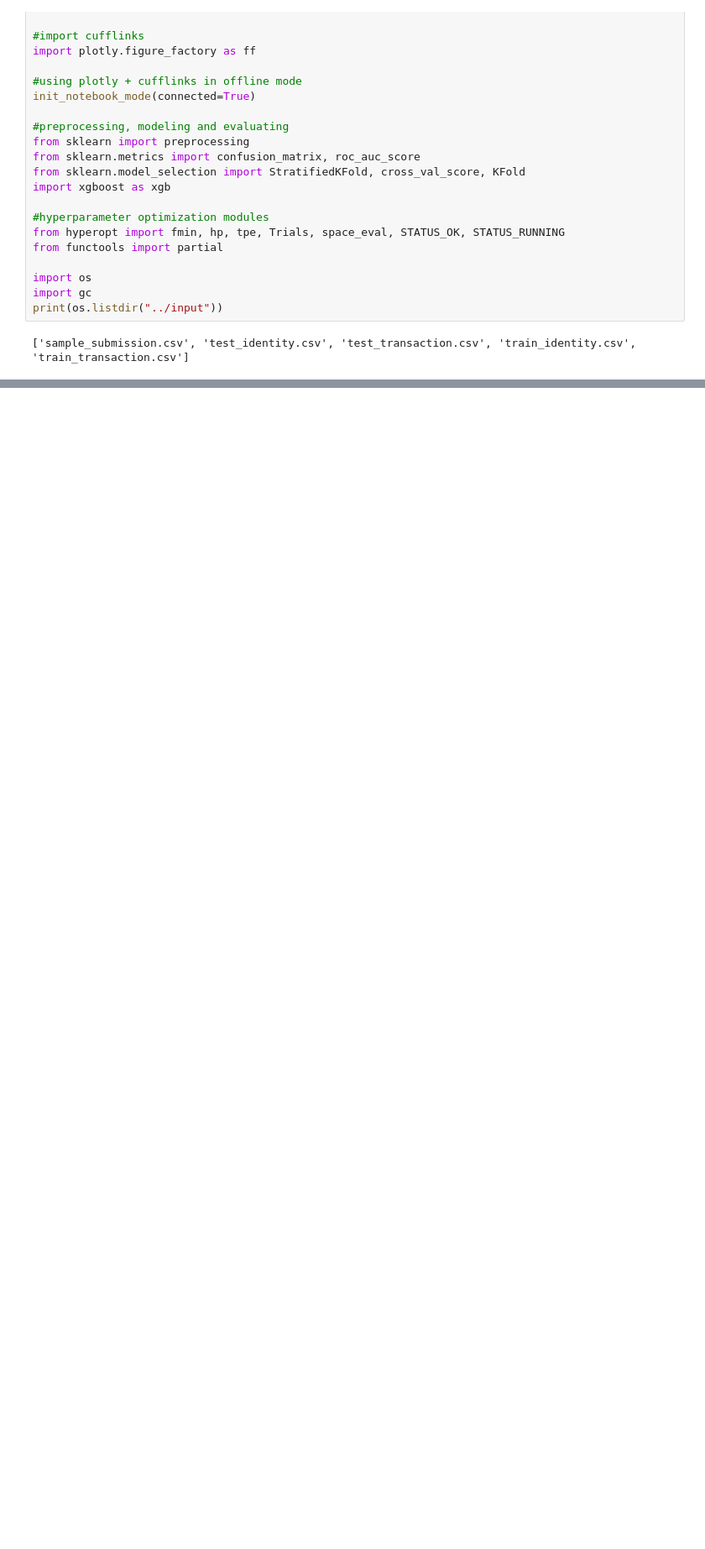
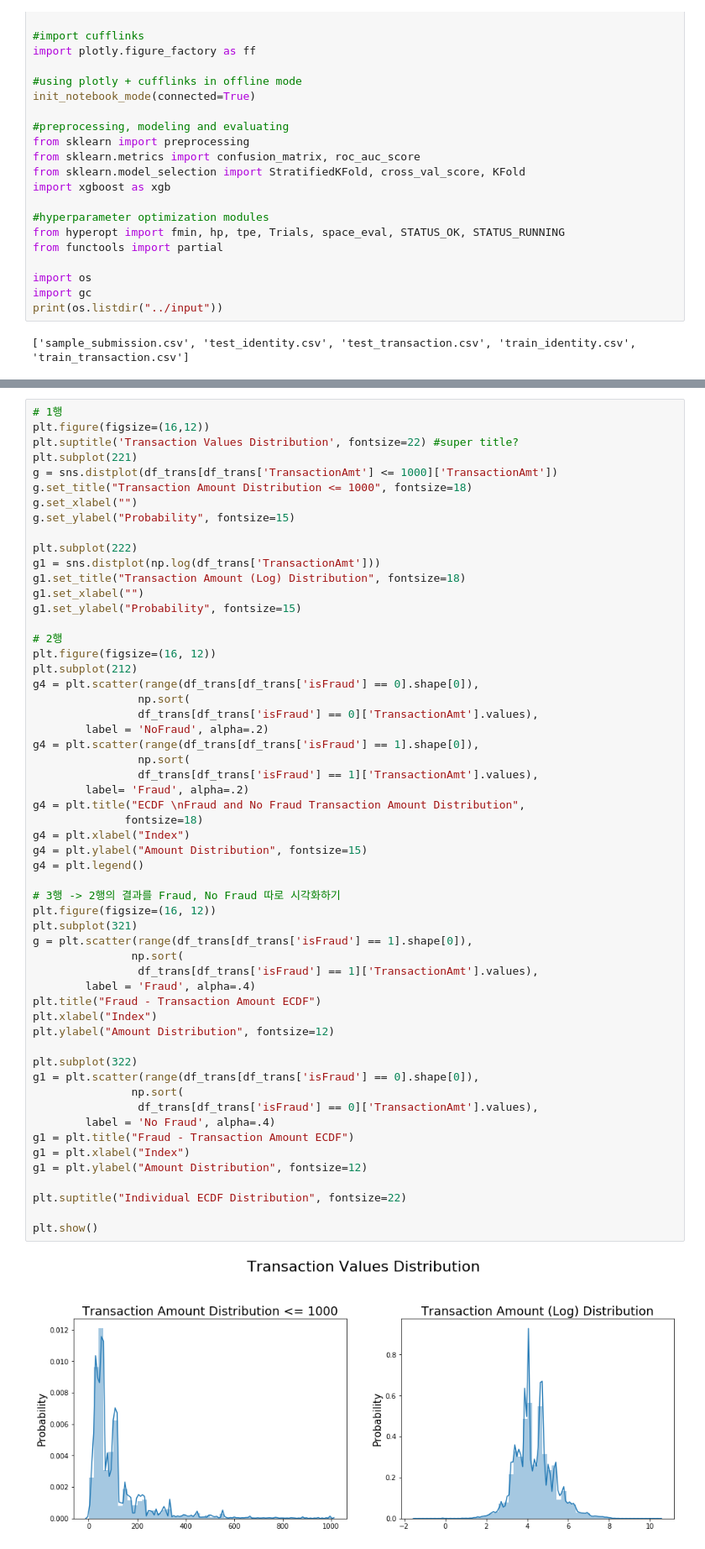
Before and after one commit to MattLee27/ML-DL-study, a Jupyter notebook: ieee_cis/fraud.ipynb, the cells around one changed output, grey strips where cells are left out. Shown: that part at 84% size. Cells and saved outputs as stored; diff of their text form; blank space fills up the shorter version.

```diff
--- a/ieee_cis/fraud.ipynb
+++ b/ieee_cis/fraud.ipynb
@@ -181,0 +275,58 @@ Dataset Shape: (590540, 394)
+# %%
+# 1행
+plt.figure(figsize=(16,12))
+plt.suptitle('Transaction Values Distribution', fontsize=22) #super title?
+plt.subplot(221)
+g = sns.distplot(df_trans[df_trans['TransactionAmt'] <= 1000]['TransactionAmt'])
+g.set_title("Transaction Amount Distribution <= 1000", fontsize=18)
+g.set_xlabel("")
+g.set_ylabel("Probability", fontsize=15)
+
+plt.subplot(222)
+g1 = sns.distplot(np.log(df_trans['TransactionAmt']))
+g1.set_title("Transaction Amount (Log) Distribution", fontsize=18)
+g1.set_xlabel("")
+g1.set_ylabel("Probability", fontsize=15)
+
+# 2행
+plt.figure(figsize=(16, 12))
+plt.subplot(212)
+g4 = plt.scatter(range(df_trans[df_trans['isFraud'] == 0].shape[0]),
+                np.sort(
+                df_trans[df_trans['isFraud'] == 0]['TransactionAmt'].values),
+        label = 'NoFraud', alpha=.2)
+g4 = plt.scatter(range(df_trans[df_trans['isFraud'] == 1].shape[0]),
+                np.sort(
+                df_trans[df_trans['isFraud'] == 1]['TransactionAmt'].values),
+        label= 'Fraud', alpha=.2)
+g4 = plt.title("ECDF \nFraud and No Fraud Transaction Amount Distribution",
+              fontsize=18)
+g4 = plt.xlabel("Index")
+g4 = plt.ylabel("Amount Distribution", fontsize=15)
+g4 = plt.legend()
+
+# 3행 -> 2행의 결과를 Fraud, No Fraud 따로 시각화하기
+plt.figure(figsize=(16, 12))
+plt.subplot(321)
+g = plt.scatter(range(df_trans[df_trans['isFraud'] == 1].shape[0]),
+               np.sort(
+                df_trans[df_trans['isFraud'] == 1]['TransactionAmt'].values),
+        label = 'Fraud', alpha=.4)
+plt.title("Fraud - Transaction Amount ECDF")
+plt.xlabel("Index")
+plt.ylabel("Amount Distribution", fontsize=12)
+
+plt.subplot(322)
+g1 = plt.scatter(range(df_trans[df_trans['isFraud'] == 0].shape[0]),
+               np.sort(
+                df_trans[df_trans['isFraud'] == 0]['TransactionAmt'].values),
+        label = 'No Fraud', alpha=.4)
+g1 = plt.title("Fraud - Transaction Amount ECDF")
+g1 = plt.xlabel("Index")
+g1 = plt.ylabel("Amount Distribution", fontsize=12)
+
+plt.suptitle("Individual ECDF Distribution", fontsize=22)
+
+plt.show()
+# %% [output]
+[figure, added]
```
Also changed, not shown: parts of 21 cells of this notebook.
